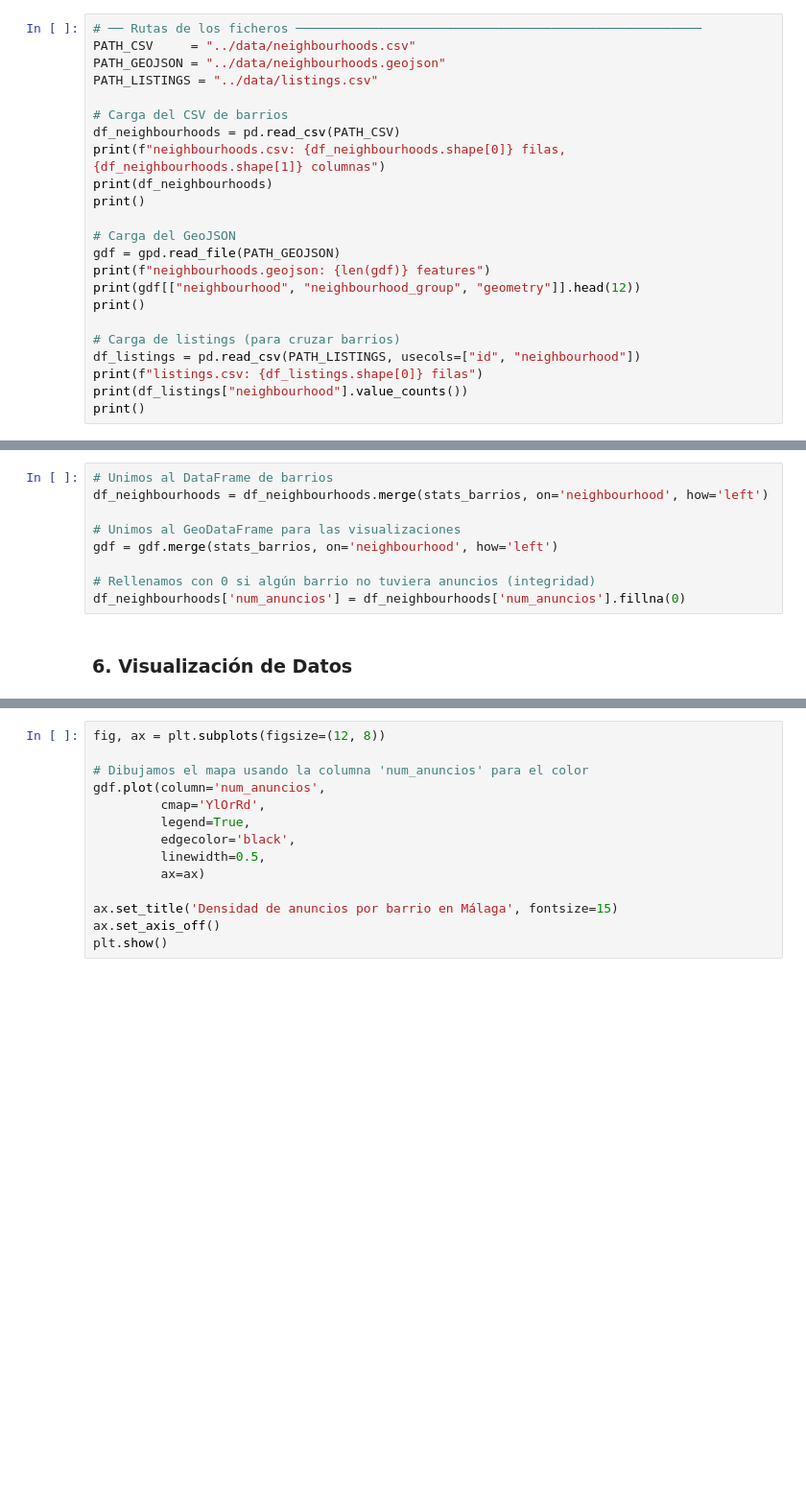
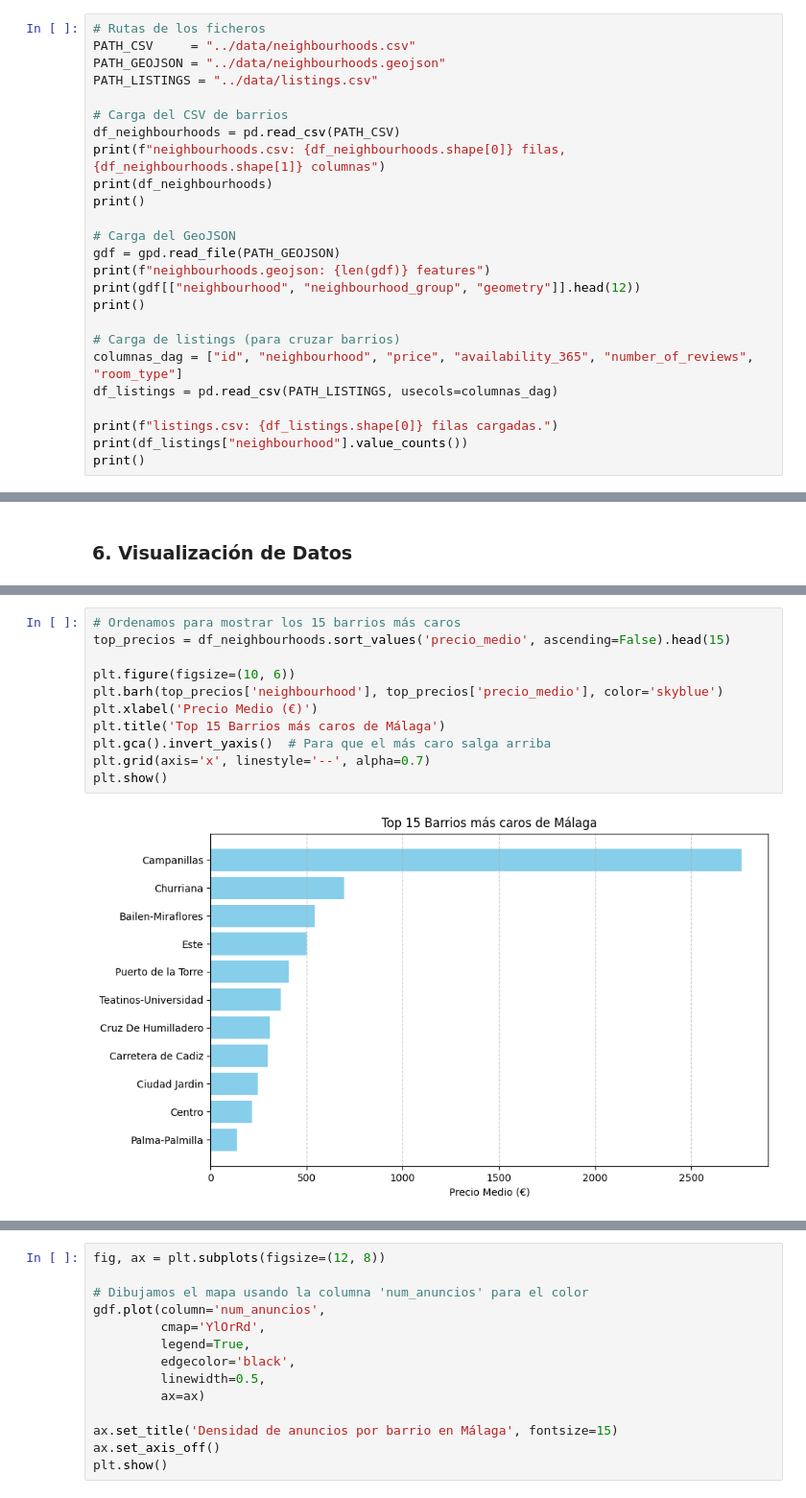
Before and after one commit to cborges19/proy_SSDD_II, a Jupyter notebook: notebooks/dag_neighbourhoods.ipynb, the cells around one changed output, grey strips where cells are left out. Shown at 96% size. Drawn from its saved outputs; the diff is of its cells as text; blank space fills up the shorter version.

Commit message:
Actualización del notebook y DAG de neighbourhoods

```diff
--- a/notebooks/dag_neighbourhoods.ipynb
+++ b/notebooks/dag_neighbourhoods.ipynb
@@ -11,7 +11,7 @@ import matplotlib.patches as mpatches
 # %% [markdown]
 ### 2. Carga de datos
 # %%
-# ── Rutas de los ficheros ──────────────────────────────────────────────────────
+# Rutas de los ficheros
 PATH_CSV     = "../data/neighbourhoods.csv"
 PATH_GEOJSON = "../data/neighbourhoods.geojson"
 PATH_LISTINGS = "../data/listings.csv"
@@ -29,8 +29,10 @@ print(gdf[["neighbourhood", "neighbourhood_group", "geometry"]].head(12))
 print()
 
 # Carga de listings (para cruzar barrios)
-df_listings = pd.read_csv(PATH_LISTINGS, usecols=["id", "neighbourhood"])
-print(f"listings.csv: {df_listings.shape[0]} filas")
+columnas_dag = ["id", "neighbourhood", "price", "availability_365", "number_of_reviews", "room_type"]
+df_listings = pd.read_csv(PATH_LISTINGS, usecols=columnas_dag)
+
+print(f"listings.csv: {df_listings.shape[0]} filas cargadas.")
 print(df_listings["neighbourhood"].value_counts())
 print()
 # %% [output]
@@ -223,11 +231,2 @@ Estadísticas calculadas por barrio:
-# %%
-# Unimos al DataFrame de barrios
-df_neighbourhoods = df_neighbourhoods.merge(stats_barrios, on='neighbourhood', how='left')
-
-# Unimos al GeoDataFrame para las visualizaciones
-gdf = gdf.merge(stats_barrios, on='neighbourhood', how='left')
-
-# Rellenamos con 0 si algún barrio no tuviera anuncios (integridad)
-df_neighbourhoods['num_anuncios'] = df_neighbourhoods['num_anuncios'].fillna(0)
 # %% [markdown]
 ### 6. Visualización de Datos
@@ -272,0 +272,13 @@ plt.show()
+# %%
+# Ordenamos para mostrar los 15 barrios más caros
+top_precios = df_neighbourhoods.sort_values('precio_medio', ascending=False).head(15)
+
+plt.figure(figsize=(10, 6))
+plt.barh(top_precios['neighbourhood'], top_precios['precio_medio'], color='skyblue')
+plt.xlabel('Precio Medio (€)')
+plt.title('Top 15 Barrios más caros de Málaga')
+plt.gca().invert_yaxis()  # Para que el más caro salga arriba
+plt.grid(axis='x', linestyle='--', alpha=0.7)
+plt.show()
+# %% [output]
+[figure, added]
```
Also changed, not shown: parts of 7 cells of this notebook, 1 other file.
